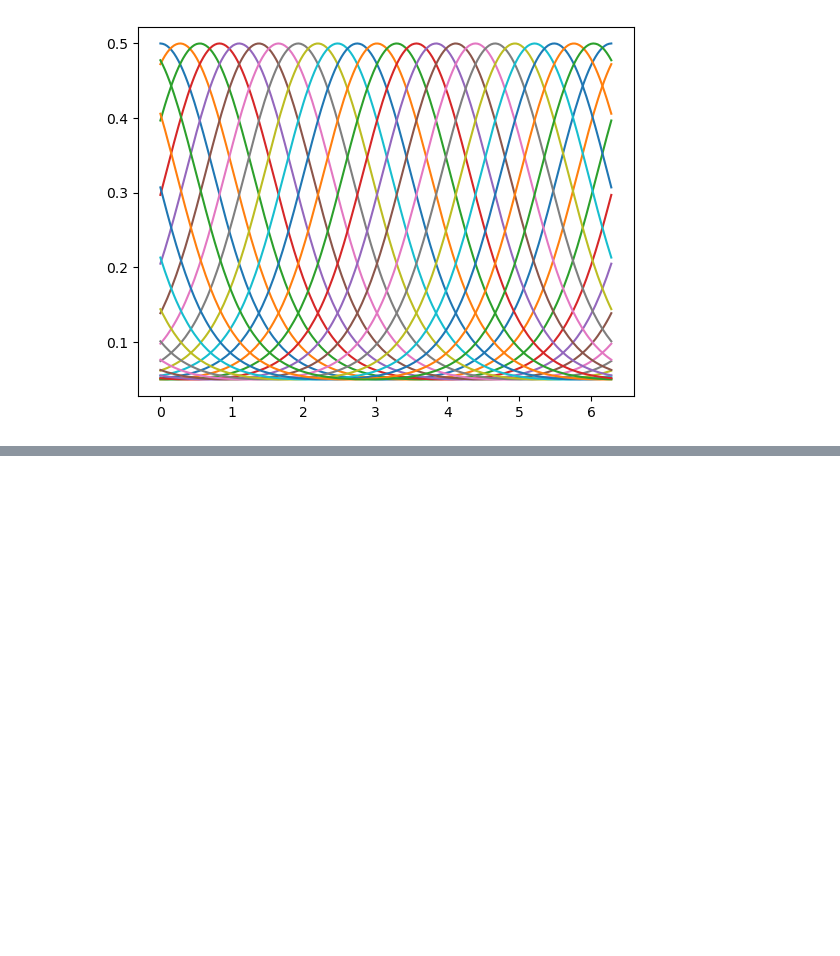
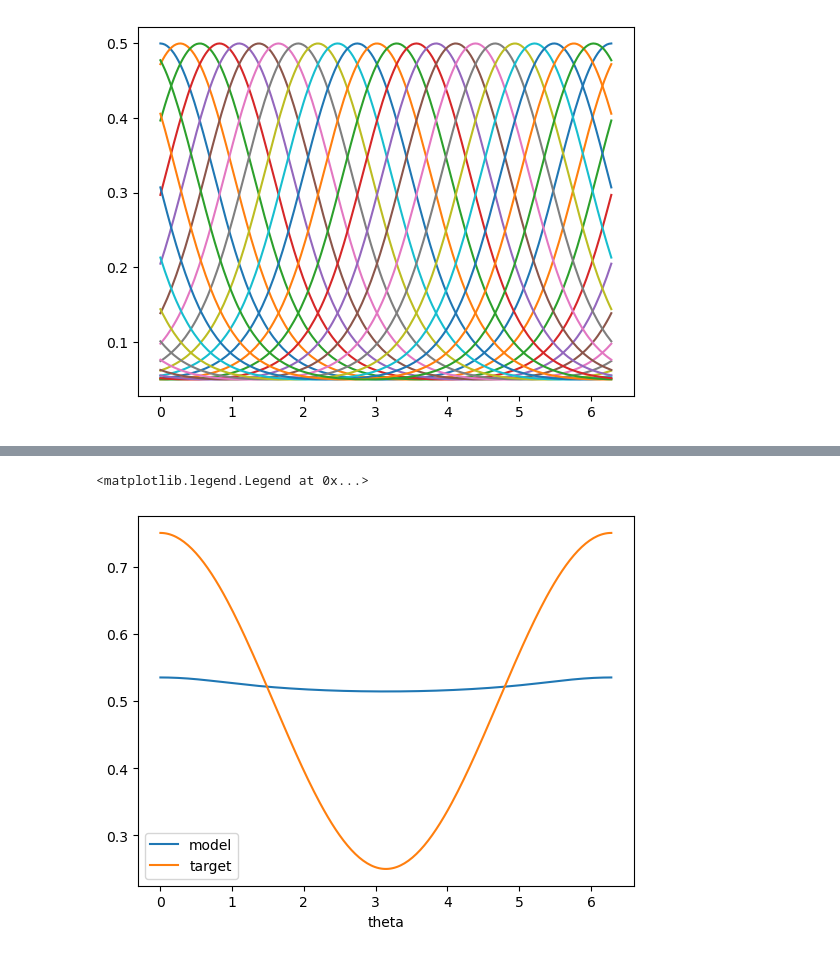
Before and after one commit to BeiGeJin/FBRNN, a Jupyter notebook: baseline_abb05/analysis_abb05_wt.ipynb, the cells around one changed output, grey strips where cells are left out. Saved outputs shown, nothing was run; the diff lists cells and outputs as text; code cells hidden in the pictures; blank space fills up the shorter version.

```diff
--- a/baseline_abb05/analysis_abb05_wt.ipynb
+++ b/baseline_abb05/analysis_abb05_wt.ipynb
@@ -94,0 +192,16 @@ plt.show()
+# %%
+# Plotting the outputs
+final_model = SimpleNeuralNetwork(model.input_size, model.init_gain.detach().numpy(), model.init_shift.detach().numpy(), simu_weights)
+outputs = []
+for x in xs:
+    output = final_model(x)
+    outputs.append(output.item())
+plt.plot(xs, outputs, label='model')
+plt.plot(xs, ys, label='target')
+# plt.ylim([0,1])
+plt.xlabel("theta")
+plt.legend()
+# plt.savefig('abb05_outputs_nosup.png')
+# %% [output]
+<matplotlib.legend.Legend at 0x...>
+[figure, added]
```
Also changed, not shown: parts of 13 cells of this notebook, 15 other files.
